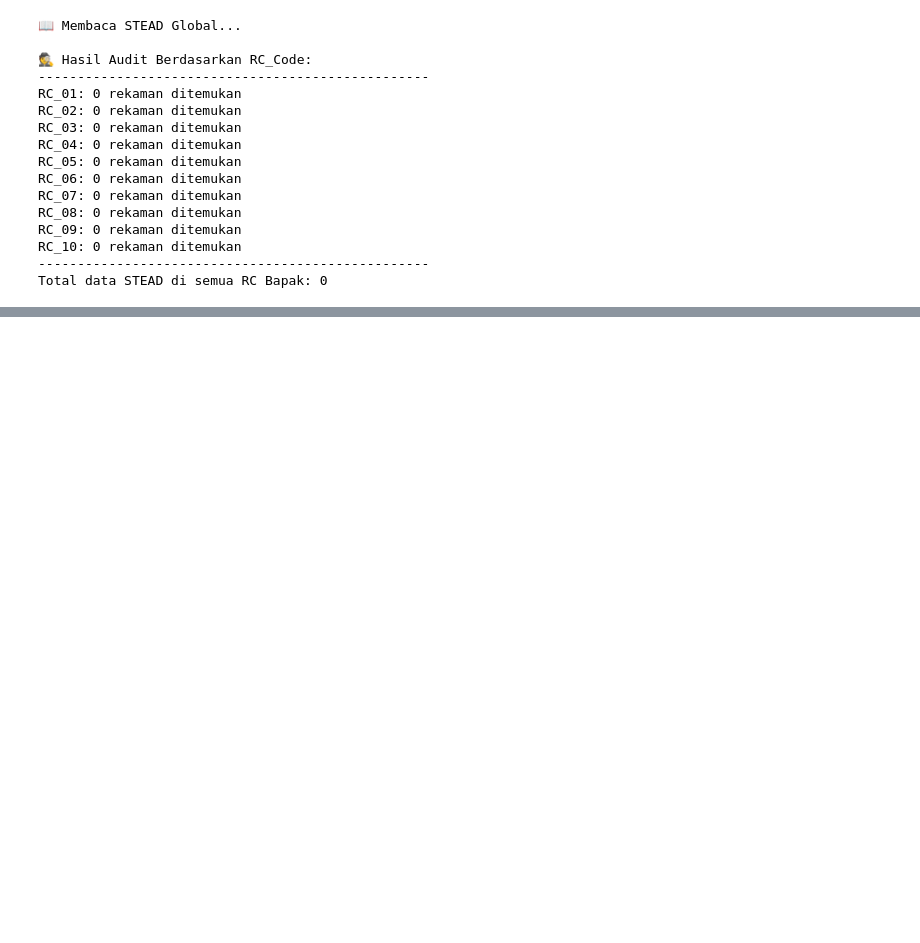
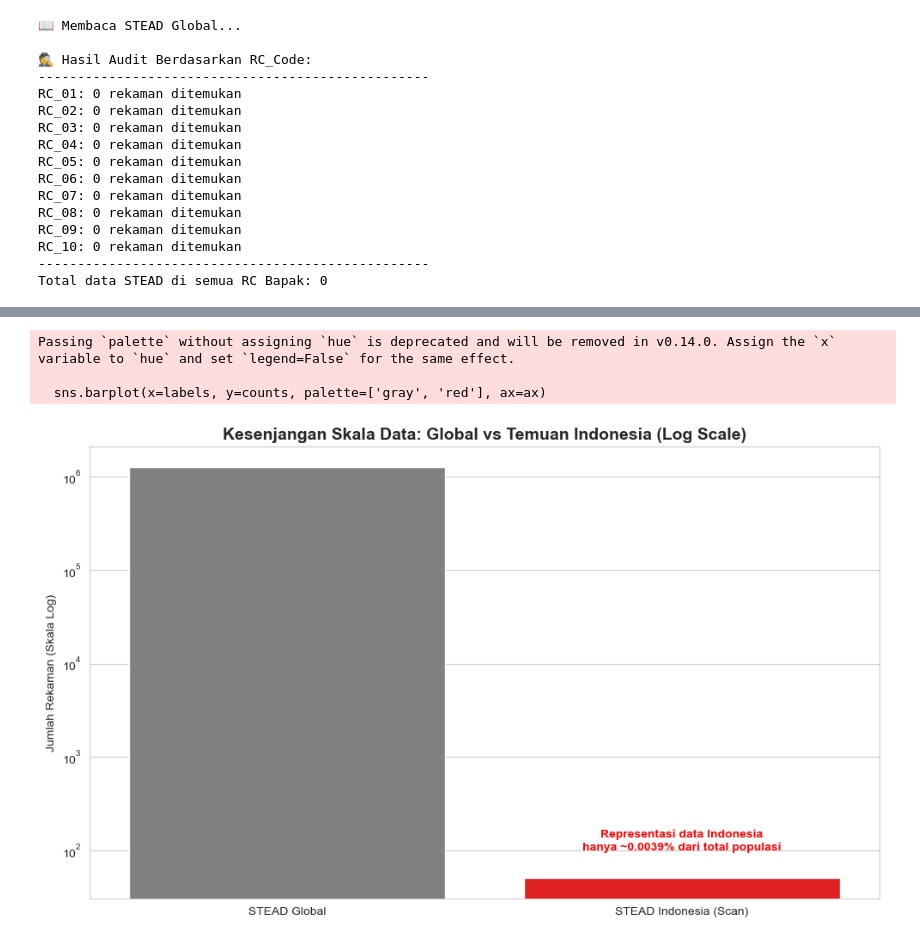
Before and after one commit to verykurniabakti/seismiccode, a Jupyter notebook: mcu_quake/code_gen_trying/pre_processing_bmkg/pencarian_gempa_stead.ipynb, the cells around one changed output, grey strips where cells are left out. Cells and saved outputs as stored; diff of their text form; code cells hidden in the pictures; blank space fills up the shorter version.

```diff
--- a/mcu_quake/code_gen_trying/pre_processing_bmkg/pencarian_gempa_stead.ipynb
+++ b/mcu_quake/code_gen_trying/pre_processing_bmkg/pencarian_gempa_stead.ipynb
@@ -675,0 +504,27 @@ plt.show()
+# %%
+import matplotlib.pyplot as plt
+import seaborn as sns
+
+# Data berdasarkan temuan: 1.265.657 (Global) vs 50 (Indonesia)
+labels = ['STEAD Global', 'STEAD Indonesia (Scan)']
+counts = [1265657, 50]
+
+fig, ax = plt.subplots(figsize=(10, 6))
+sns.barplot(x=labels, y=counts, palette=['gray', 'red'], ax=ax)
+
+# Skala Logaritmik untuk menunjukkan perbedaan ekstrem
+ax.set_yscale("log")
+plt.title('Kesenjangan Skala Data: Global vs Temuan Indonesia (Log Scale)', fontsize=14, fontweight='bold')
+plt.ylabel('Jumlah Rekaman (Skala Log)')
+
+# Penjelasan Teknis
+plt.text(1, 100, "Representasi data Indonesia\nhanya ~0.0039% dari total populasi",
+         ha='center', color='red', fontweight='bold')
+
+plt.tight_layout()
+plt.show()
+# %% [output]
+Passing `palette` without assigning `hue` is deprecated and will be removed in v0.14.0. Assign the `x` variable to `hue` and set `legend=False` for the same effect.
+
+  sns.barplot(x=labels, y=counts, palette=['gray', 'red'], ax=ax)
+[figure, added]
```
Also changed, not shown: parts of 8 cells of this notebook, 3 other files.
